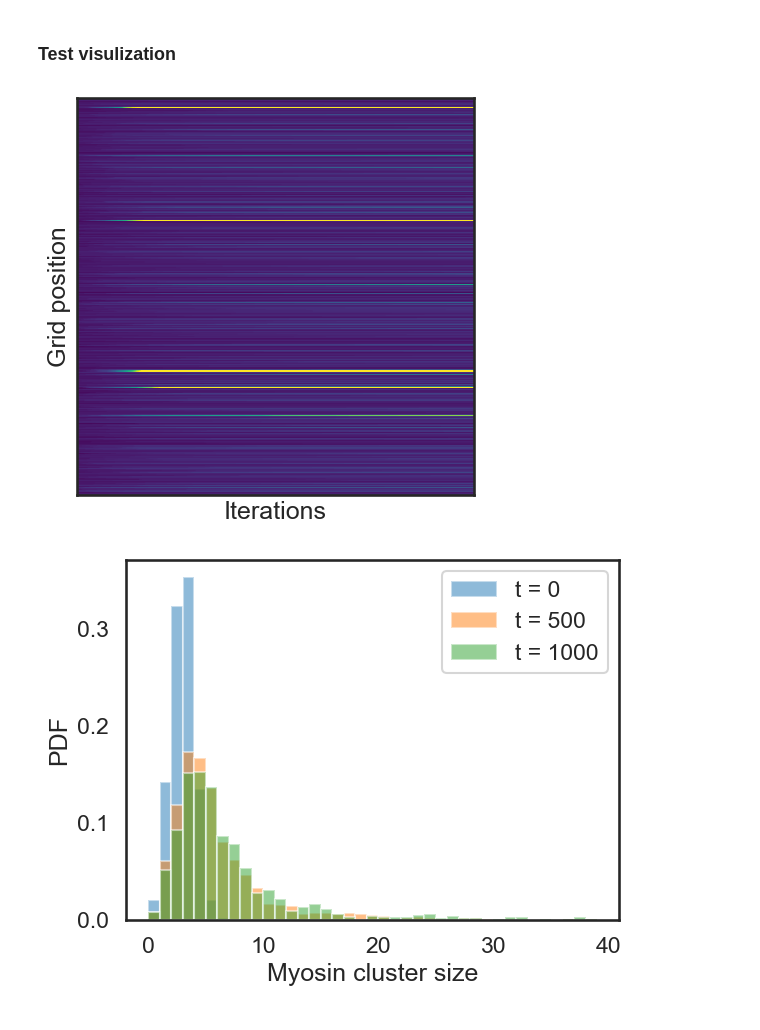
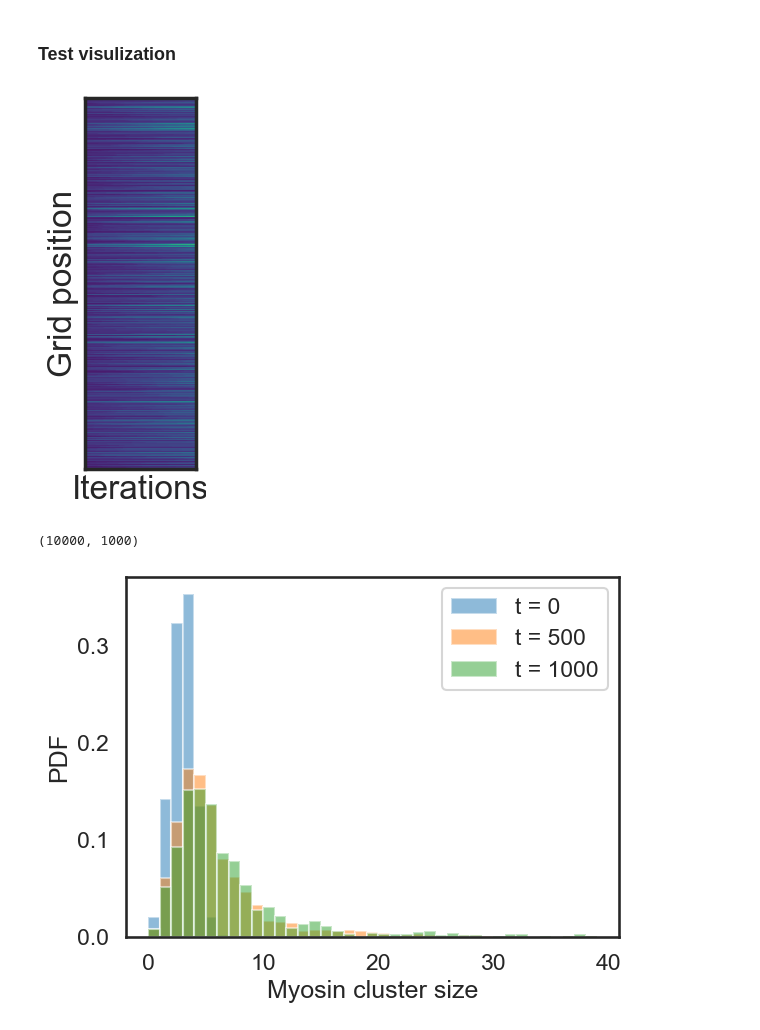
Before and after one commit to WHChou/Myosin-cluster-simulation, a Jupyter notebook: MyosinBinding_v2.ipynb, the cells around one changed output. Drawn from its saved outputs; the diff is of its cells as text; code cells hidden in the pictures.

Commit message:
modify myosinBias scan

```diff
--- a/MyosinBinding_v2.ipynb
+++ b/MyosinBinding_v2.ipynb
@@ -218,28 +218,32 @@ print(np.sum(lognormNum1))
 ### Test visulization
 # %%
 # Kymograph
-numMyosin = 10000
+numMyosin = 3000
 numGrid = 1000
-mu = 1
-sigma = 1
-ActinThick = GenActinThick('lognormal', numGrid, mu, sigma)
-MyosinNum = GenMyoNum('normal', numGrid, 3, 1)
-#myoCap = 30
-actinBiasVal = .5
-myosinBiasVal = .5
-res, myoHist = runSimulation(numGrid, numMyosin, MyosinNum, ActinThick, actinBiasVal, myosinBiasVal, 1, 10)
+actinBiasVal = 0
+myosinBiasVal = 5
+ifsave = 1
+dwnsample = 10
+ActinThick = GenActinThick('lognormal', numGrid, 1, 1)
+MyosinInit = GenMyoNum('lognormal', numGrid, 1.31, 0.52)
+
+res, kymo = runSimulation(numGrid, numMyosin, MyosinInit, ActinThick, actinBiasVal, myosinBiasVal, ifsave, dwnsample)
 
 plt.figure()
-plt.imshow(myoHist, cmap = 'viridis', vmin=0, vmax=40)
+plt.imshow(kymo, cmap = 'viridis', vmin=0, vmax=30)
 plt.xticks([])
 plt.yticks([])
 plt.xlabel('Iterations')
 plt.ylabel('Grid position')
 #plt.show()
 plt.tight_layout()
-plt.savefig('myosinBinding_kymograph_acBias_half_myoBias_half')
+#plt.savefig('myosinBinding_kymograph_acBias_half_myoBias_half')
 # %% [output]
-[figure, old version]
+[figure, new version]
+# %%
+kymo.shape
+# %% [output]
+(10000, 1000)
 # %%
 # Evolution of histogram
 numMyosin = 10000
```
Also changed, not shown: parts of 11 cells of this notebook.
